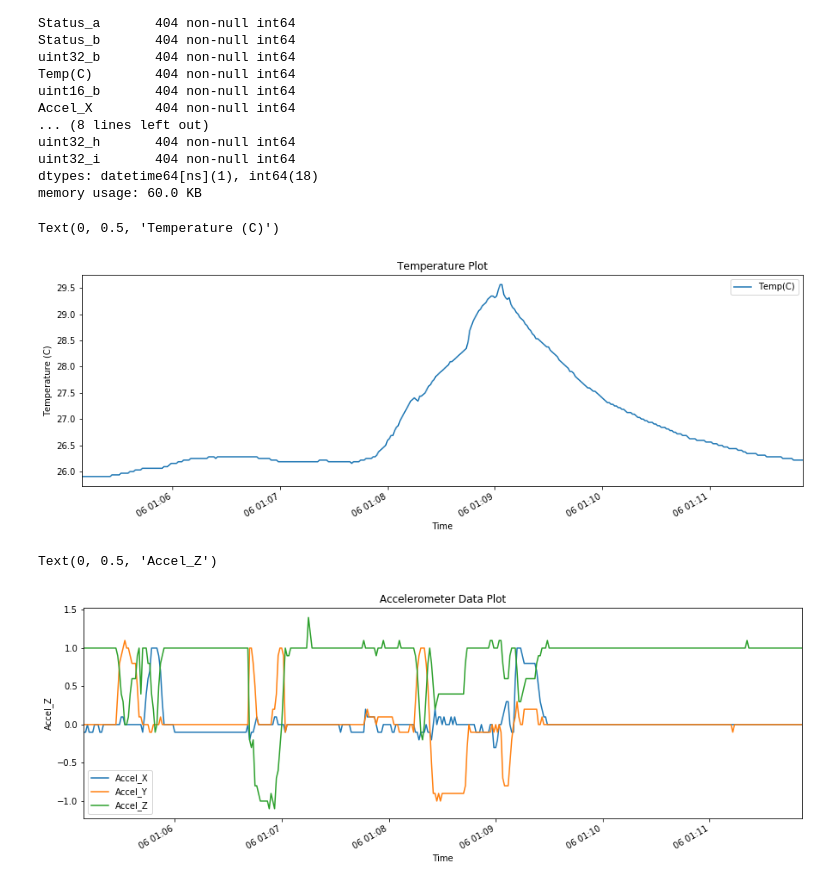
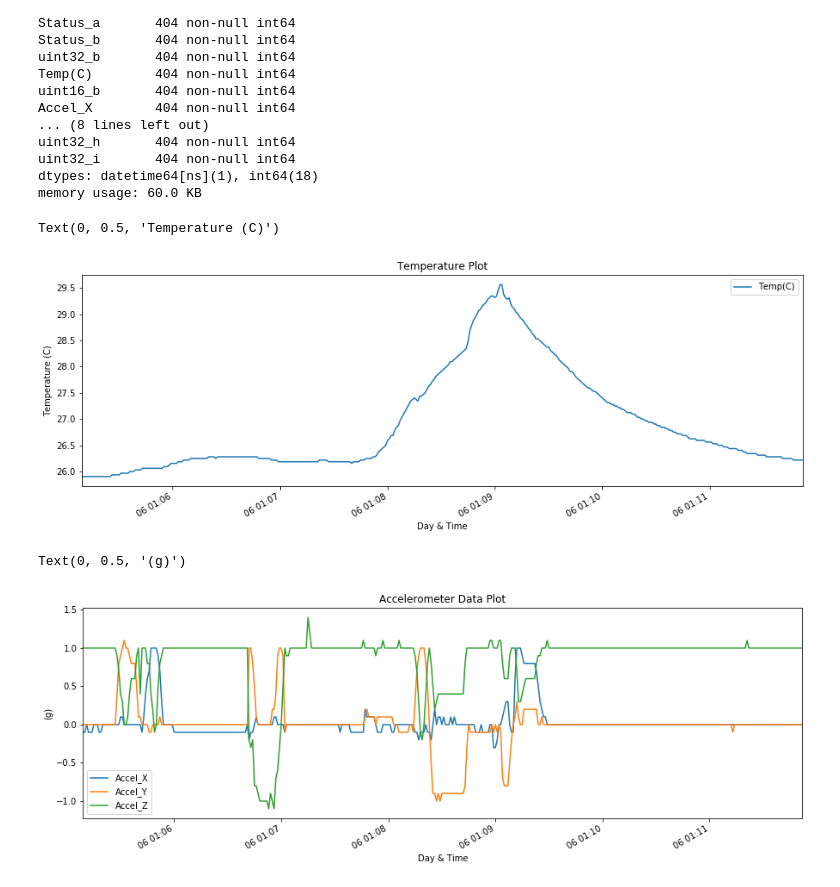
Before and after one commit to mhorne1/Terminal_Interfaces, a Jupyter notebook: python/Record_Processing.ipynb, the cells around one changed output. Saved outputs shown, nothing was run; the diff lists cells and outputs as text; code cells hidden in the pictures.

```diff
--- a/python/Record_Processing.ipynb
+++ b/python/Record_Processing.ipynb
@@ -68,12 +68,12 @@ TelemetryData.loc[:, 'Temp(C)'] = TelemetryData['Temp(C)']*temp_c_conv
 # %%
 fig, axs = plt.subplots(1, 1, figsize=(15, 5))
 TelemetryData[['Temp(C)', 'DateTime(s)']].plot(ax=axs, x='DateTime(s)', y='Temp(C)')
 axs.set_title('Temperature Plot')
-axs.set_xlabel('Time')
+axs.set_xlabel('Day & Time')
 axs.set_ylabel('Temperature (C)')
 # %% [output]
 Text(0, 0.5, 'Temperature (C)')
-[figure, old version]
+[figure, new version]
 # %%
 TelemetryData.loc[:, 'Accel_X'] = TelemetryData['Accel_X']*accel_g_est
 TelemetryData.loc[:, 'Accel_Y'] = TelemetryData['Accel_Y']*accel_g_est
@@ -84,8 +84,8 @@ TelemetryData[['Accel_X', 'DateTime(s)']].plot(ax=axs, x='DateTime(s)', y='Accel
 TelemetryData[['Accel_Y', 'DateTime(s)']].plot(ax=axs, x='DateTime(s)', y='Accel_Y')
 TelemetryData[['Accel_Z', 'DateTime(s)']].plot(ax=axs, x='DateTime(s)', y='Accel_Z')
 axs.set_title('Accelerometer Data Plot')
-axs.set_xlabel('Time')
-axs.set_ylabel('Accel_Z')
+axs.set_xlabel('Day & Time')
+axs.set_ylabel('(g)')
 # %% [output]
-Text(0, 0.5, 'Accel_Z')
+Text(0, 0.5, '(g)')
-[figure, old version]
+[figure, new version]
```
Also changed, not shown: parts of 2 cells of this notebook.
